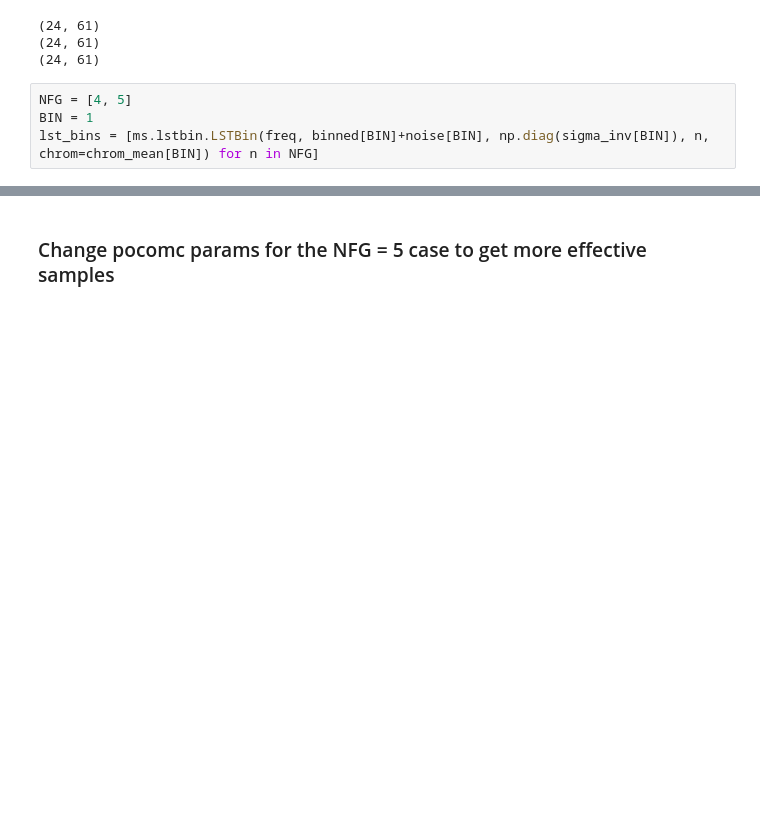
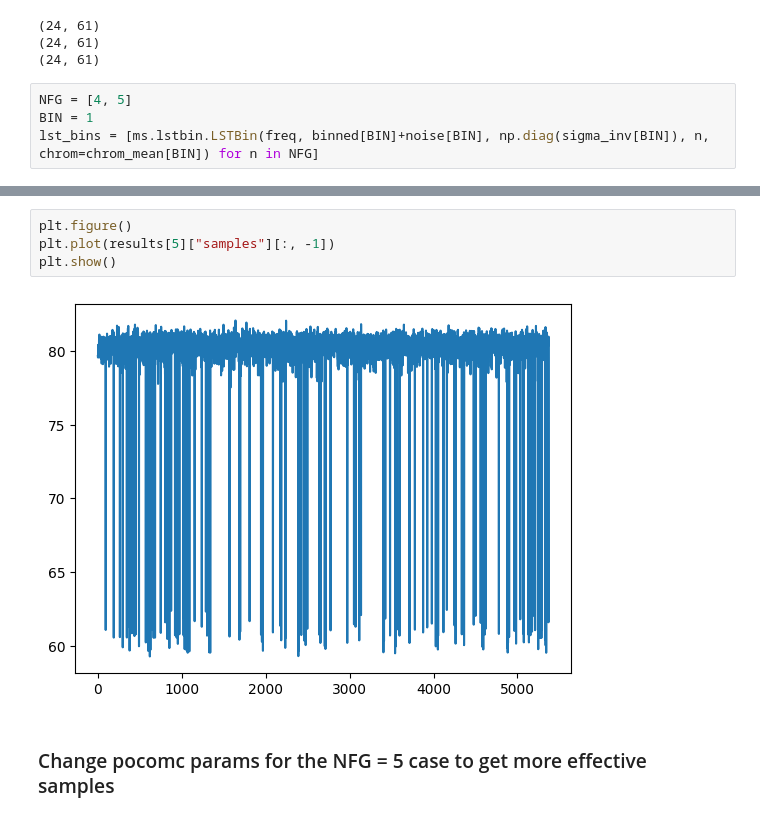
Before and after one commit to christianhbye/MIST-global-signal, a Jupyter notebook: notebooks/bic_test.ipynb, the cells around one changed output, grey strips where cells are left out. Saved outputs shown, nothing was run; the diff lists cells and outputs as text; blank space fills up the shorter version.

```diff
--- a/notebooks/bic_test.ipynb
+++ b/notebooks/bic_test.ipynb
@@ -160,3 +181,9 @@ for n in NFG:
+# %%
+plt.figure()
+plt.plot(results[5]["samples"][:, -1])
+plt.show()
+# %% [output]
+[figure, added]
 # %% [markdown]
 ### Change pocomc params for the NFG = 5 case to get more effective samples
 # %%
```
Also changed, not shown: parts of 4 cells of this notebook.
